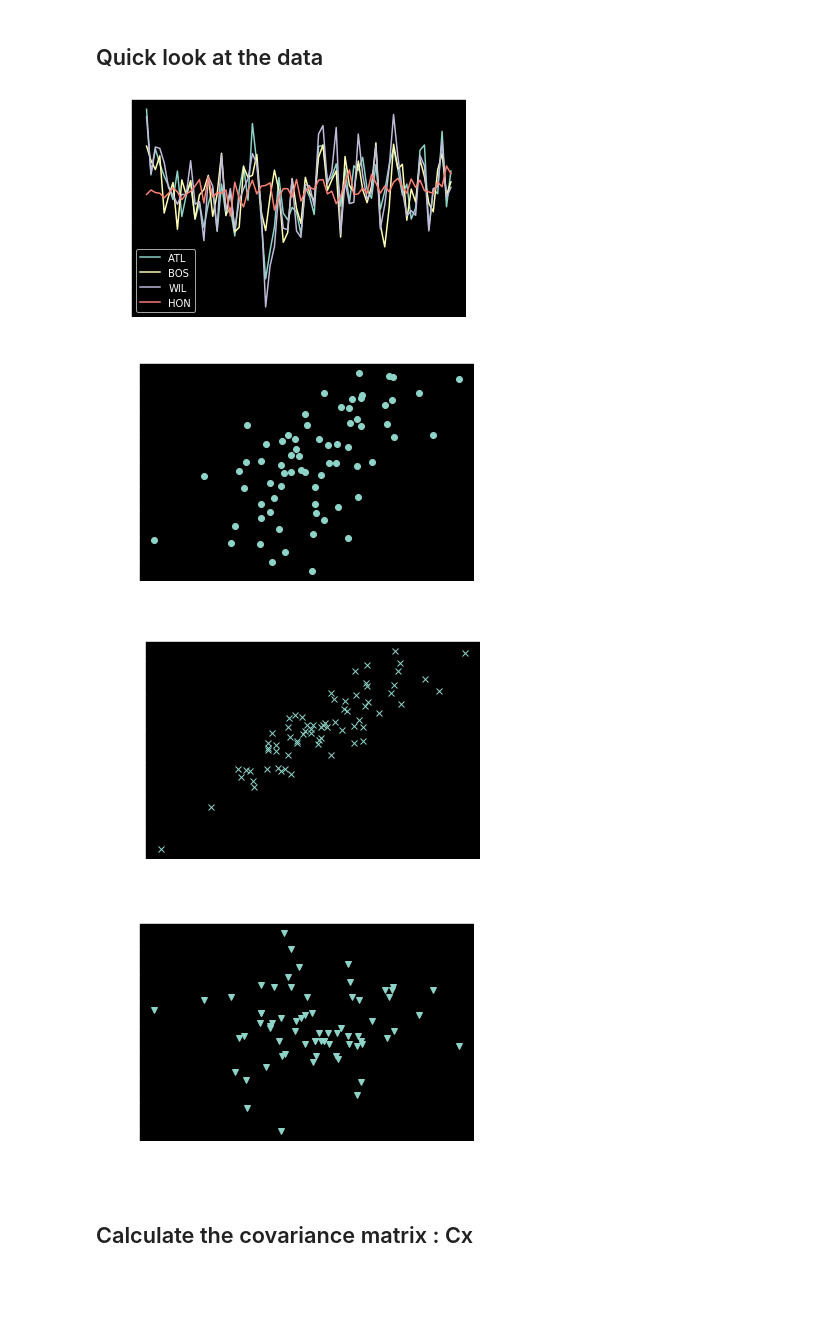
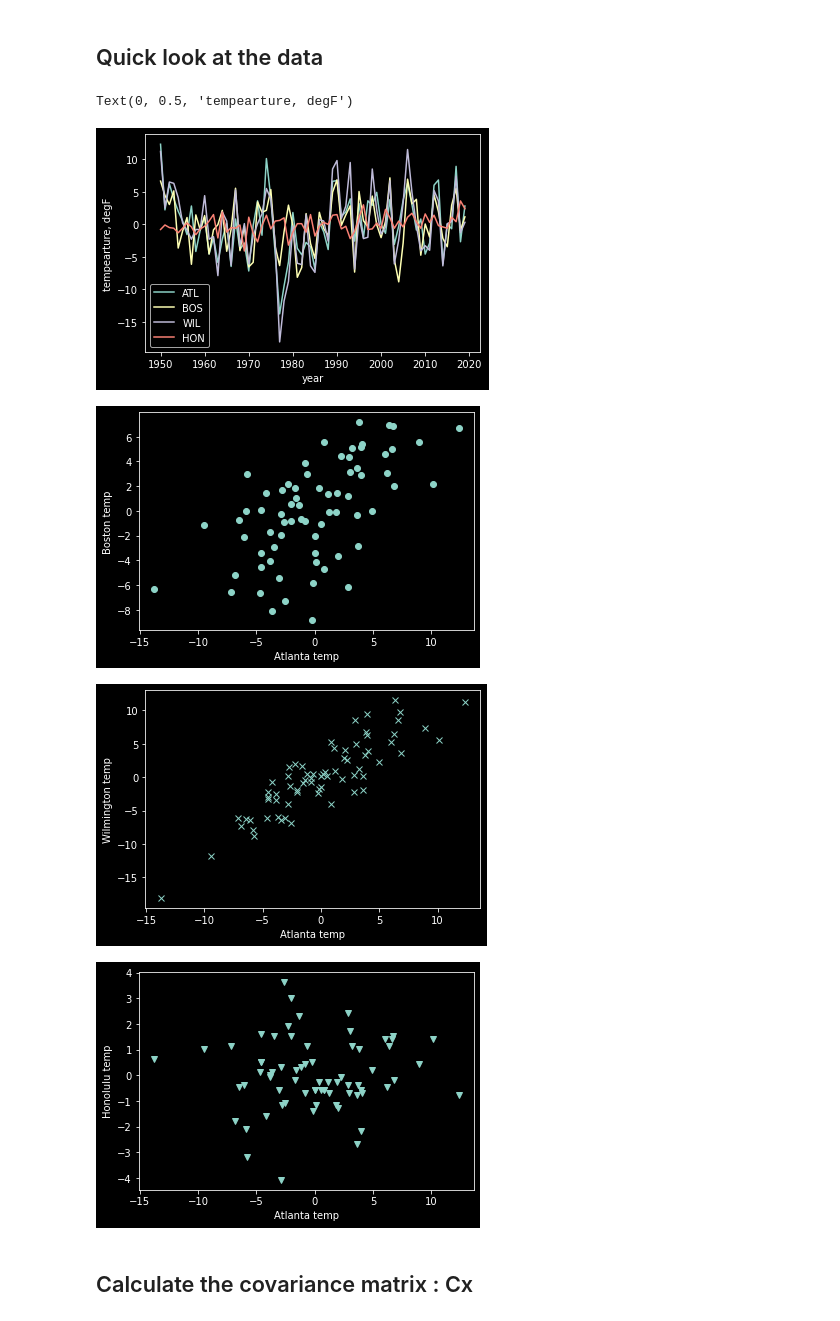
Before and after one commit to eas2655-taka/matlab_scripts, a Jupyter notebook: F2020/correlation.ipynb, the cells around one changed output. Cells and saved outputs as stored; diff of their text form; code cells hidden in the pictures; blank space fills up the shorter version.

```diff
--- a/F2020/correlation.ipynb
+++ b/F2020/correlation.ipynb
@@ -19,53 +18,56 @@ bld=np.genfromtxt('BoulderCO_temp.tsv',delimiter='\t')
 year=atl[:,0]
 jan=atl[:,1]
 ind=np.where(year>=1950)
-A=np.zeros((70,4))
-A[:,0]=jan[ind]-np.nanmean(jan[ind])
+A=np.zeros((4,70))
+A[0,:]=jan[ind]-np.nanmean(jan[ind])
 # %% [markdown]
 ## Boston
 # %%
 year=bos[:,0]
 jan=bos[:,1]
 ind=np.where(year>=1950)
-A[:,1]=jan[ind]-np.nanmean(jan[ind])
+A[1,:]=jan[ind]-np.nanmean(jan[ind])
 # %% [markdown]
 ## Wilmington OH
 # %%
 year=wil[:,0]
 jan=wil[:,1]
 ind=np.where(year>=1950)
-A[:,2]=jan[ind]-np.nanmean(jan[ind])
+A[2,:]=jan[ind]-np.nanmean(jan[ind])
 # %% [markdown]
 ## Honolulu HI
 # %%
 year=hon[:,0]
 jan=hon[:,1]
 ind=np.where(year>=1950)
-A[:,3]=jan[ind]-np.nanmean(jan[ind])
+A[3,:]=jan[ind]-np.nanmean(jan[ind])
 # %% [markdown]
 ## Quick look at the data
 # %%
-plt.plot(year[ind],A);
+plt.plot(year[ind],np.transpose(A));
 plt.legend(("ATL","BOS","WIL","HON"));
+plt.xlabel('year')
+plt.ylabel('tempearture, degF')
 # %% [output]
+Text(0, 0.5, 'tempearture, degF')
-[figure, old version]
+[figure, new version]
 # %%
-plt.plot(A[:,0],A[:,1],'o');
-plt.xlabel('Atlanta')
-plt.ylabel('Boston');
+plt.plot(A[0,:],A[1,:],'o');
+plt.xlabel('Atlanta temp')
+plt.ylabel('Boston temp');
 # %% [output]
-[figure, old version]
+[figure, new version]
 # %%
-plt.plot(A[:,0],A[:,2],'x');
-plt.xlabel('Atlanta')
-plt.ylabel('Wilmington');
+plt.plot(A[0,:],A[2,:],'x');
+plt.xlabel('Atlanta temp')
+plt.ylabel('Wilmington temp');
 # %% [output]
-[figure, old version]
+[figure, new version]
 # %%
-plt.plot(A[:,0],A[:,3],'v');
-plt.xlabel('Atlanta')
-plt.ylabel('Honolulu');
+plt.plot(A[0,:],A[3,:],'v');
+plt.xlabel('Atlanta temp')
+plt.ylabel('Honolulu temp');
 # %% [output]
-[figure, old version]
+[figure, new version]
 # %% [markdown]
 ## Calculate the covariance matrix : Cx
```
Also changed, not shown: parts of 13 cells of this notebook.
